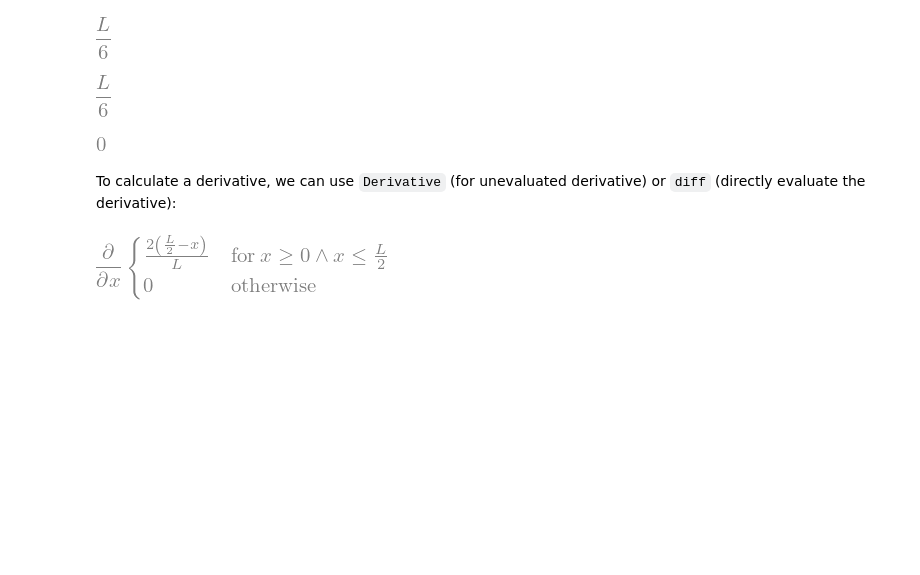
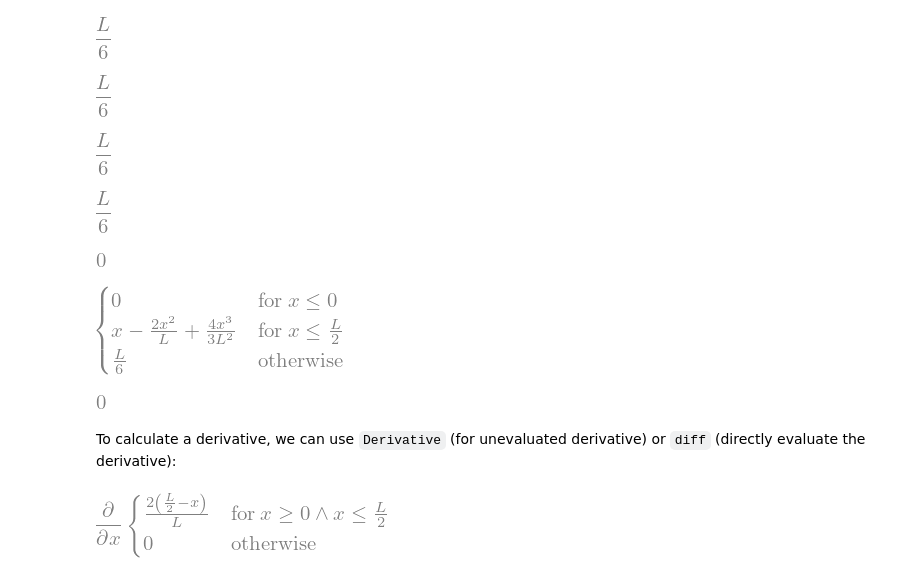
Before and after one commit to f-fathurrahman/ffr-MetodeNumerik, a Jupyter notebook: TF4062_KompRekLanjut/FEM/FEM_1d_symbolic_01.ipynb, the cells around one changed output. Drawn from its saved outputs; the diff is of its cells as text; code cells hidden in the pictures; blank space fills up the shorter version.

```diff
--- a/TF4062_KompRekLanjut/FEM/FEM_1d_symbolic_01.ipynb
+++ b/TF4062_KompRekLanjut/FEM/FEM_1d_symbolic_01.ipynb
@@ -307,4 +316,12 @@ integrate(N_first*N_first, (x,0,L))
 integrate(N_first*N_first, (x,0,L/2))
 # %% [output]
 [figure]
+# %%
+integrate(N_third*N_third, (x,L/2,L))
+# %% [output]
+[figure, added]
+# %%
+integrate(N_second*N_second, (x,L/2,L))
+# %% [output]
+[figure, added]
 # %%
@@ -312,5 +329,13 @@ integrate(N_first*N_third, (x,0,L))
 # %% [output]
 [figure]
+# %%
+integrate(N_first*N_first, x)
+# %% [output]
+[figure, added]
+# %%
+integrate(N_first*N_third, x)
+# %% [output]
+[figure, added]
 # %% [markdown]
 To calculate a derivative, we can use `Derivative` (for unevaluated derivative) or `diff` (directly evaluate the derivative):
 # %%
```
Also changed, not shown: parts of 62 cells of this notebook.
